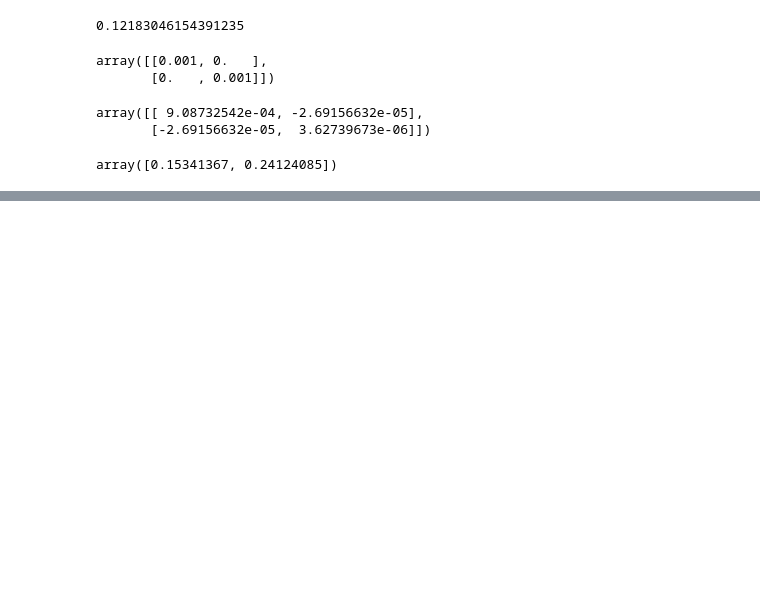
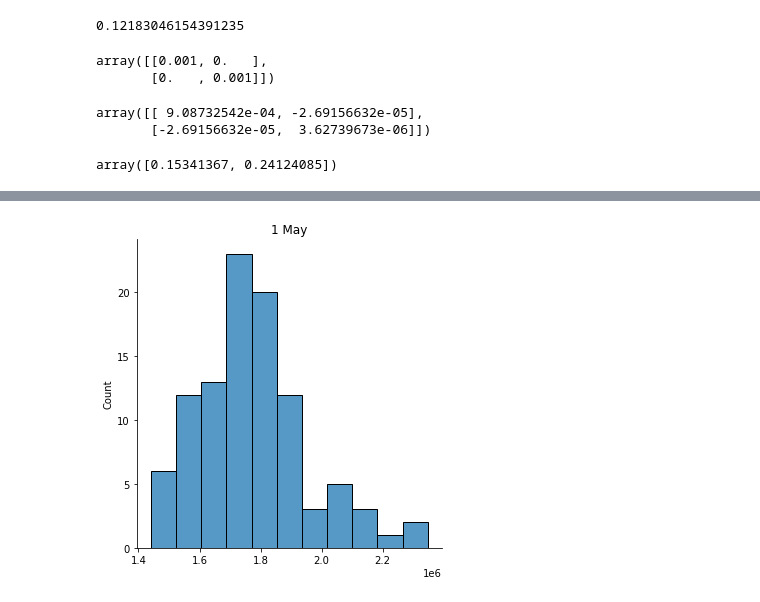
Before and after one commit to Rustemhak/advanced-ml, a Jupyter notebook: bayes_covid.ipynb, the cells around one changed output, grey strips where cells are left out. Cells and saved outputs as stored; diff of their text form; code cells hidden in the pictures; blank space fills up the shorter version.

```diff
--- a/bayes_covid.ipynb
+++ b/bayes_covid.ipynb
@@ -22,7 +25,7 @@ df
 | 166325 | ZWE | Africa | Zimbabwe | 2022-03-05 | 239019.0 | 280.0 | 459.429 | 5397.0 | ... |
 166326 rows × 67 columns
 # %%
-date_before = datetime.date(2020, 3, 3)
+date_before = datetime(2020, 3, 3)
 df = df[(df['location'] == 'Russia') & (pd.to_datetime(df['date']) >= pd.Timestamp(2020, 3, 3))]
 df
 # %% [output]
@@ -145,0 +157,14 @@ for w in my_w:
+# %%
+MAY = (datetime(2020, 5, 1) - date_before).days
+JUNE = (datetime(2020, 6, 1) - date_before).days
+SEP = (datetime(2020, 9, 1) - date_before).days
+# %%
+day_pred = np.exp(my_w @ np.array([
+    np.ones(3),
+    [MAY, JUNE, SEP]
+]))
+# %%
+sns.displot(day_pred[:, 0]);
+plt.title("1 May");
+# %% [output]
+[figure, added]
```
Also changed, not shown: parts of 21 cells of this notebook.
